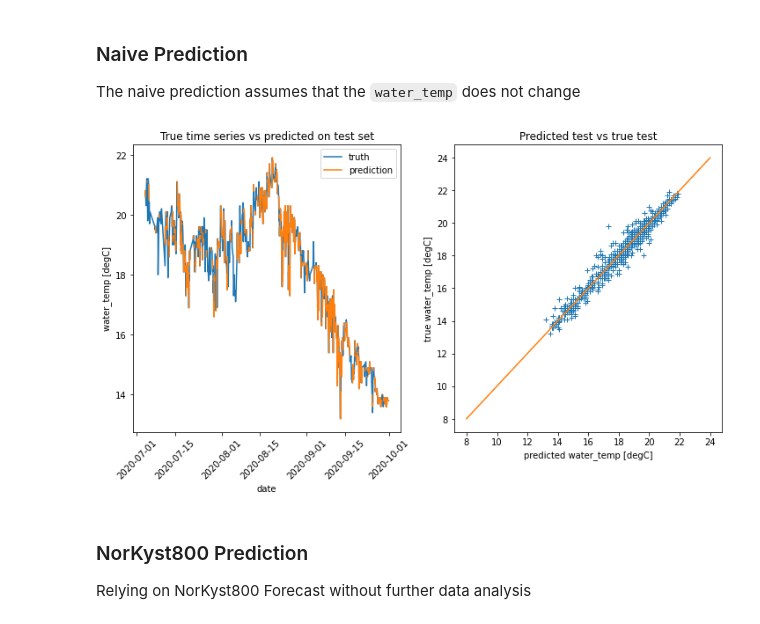
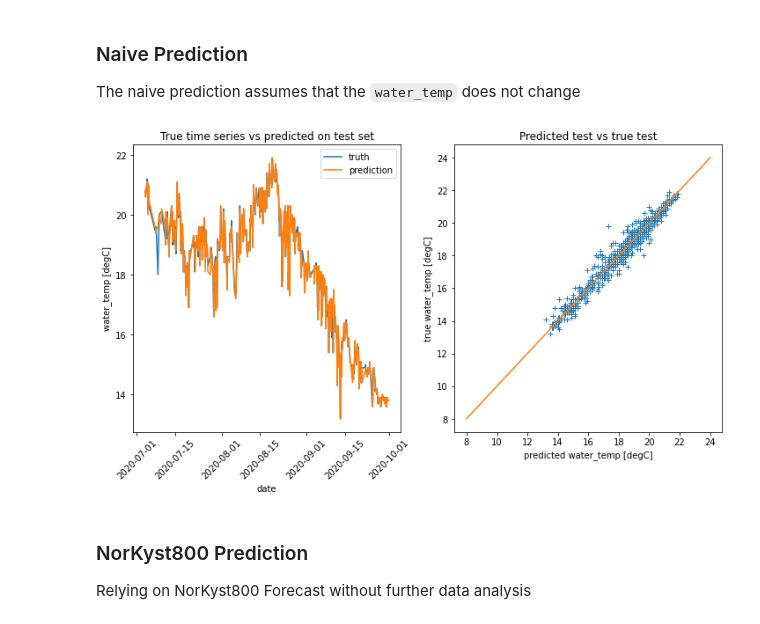
Before and after one commit to FlorianBeiser/havvarsel-data-driven-pred, a Jupyter notebook: DataAnalyser-sorenga.ipynb, the cells around one changed output. Cells and saved outputs as stored; diff of their text form; code cells hidden in the pictures.

```diff
--- a/DataAnalyser-sorenga.ipynb
+++ b/DataAnalyser-sorenga.ipynb
@@ -145,7 +124,10 @@ prediction = test["water_temp"].shift(1)
-# %%
-plot_test_vs_truth(prediction)
-# %% [output]
-[figure, removed]
+# %%
+prediction = original_data["water_temp"].shift(1)[start_test:end_test].dropna()
+prediction = prediction.loc[np.isin(prediction.index,test.index)]
+# %%
+plot_test_vs_truth(prediction, test.loc[np.isin(test.index, prediction.index)])
+# %% [output]
+[figure, added]
 # %% [markdown]
 ### NorKyst800 Prediction
 
```
Also changed, not shown: parts of 30 cells of this notebook.
